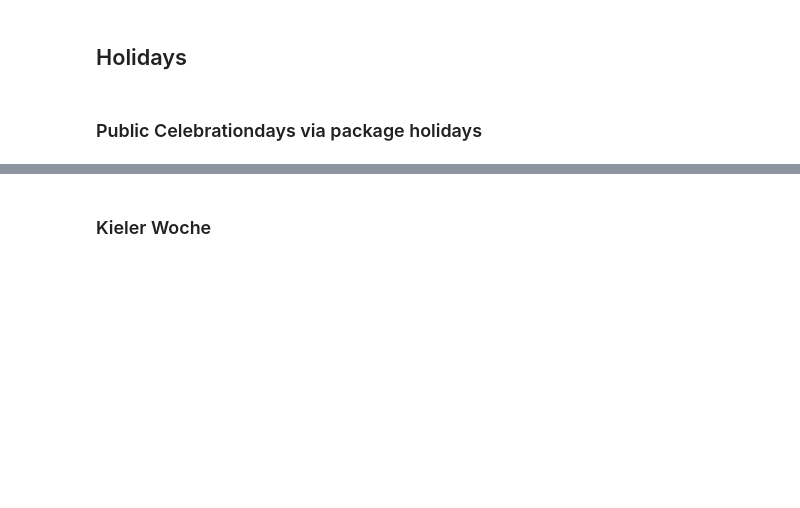
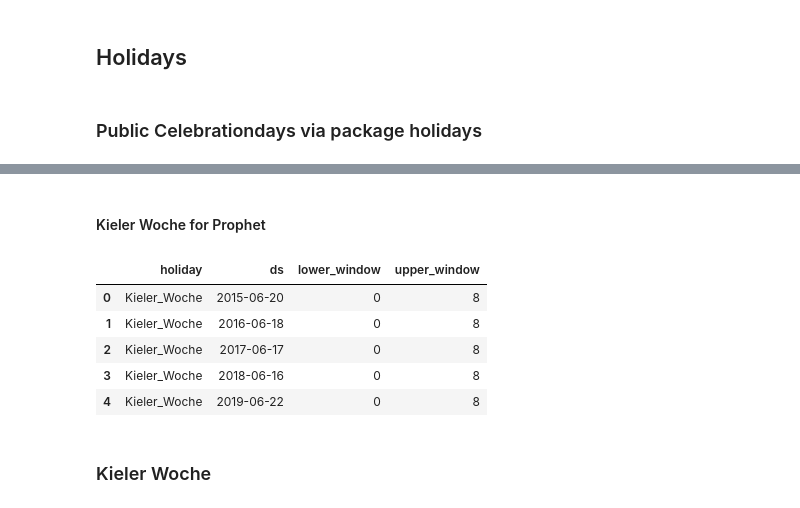
Before and after one commit to Linchen106/capstone, a Jupyter notebook: Capstone_features.ipynb, the cells around one changed output, grey strips where cells are left out. Saved outputs shown, nothing was run; the diff lists cells and outputs as text; code cells hidden in the pictures; blank space fills up the shorter version.

```diff
--- a/Capstone_features.ipynb
+++ b/Capstone_features.ipynb
@@ -730,3 +475,21 @@ df_new_2=pd.merge(df_new_2,holidays_sh,left_on='Datum',right_on='date',how='left
+# %% [markdown]
+#### Kieler Woche for Prophet
+# %%
+Kieler_Woche= pd.DataFrame({
+  'holiday': 'Kieler_Woche',
+  'ds': pd.to_datetime(['2015-06-20','2016-06-18','2017-06-17','2018-06-16','2019-06-22']),
+  'lower_window': 0,
+  'upper_window': 8,
+})
+# %%
+Kieler_Woche
+# %% [output]
+|  | holiday | ds | lower_window | upper_window |
+| 0 | Kieler_Woche | 2015-06-20 | 0 | 8 |
+| 1 | Kieler_Woche | 2016-06-18 | 0 | 8 |
+| 2 | Kieler_Woche | 2017-06-17 | 0 | 8 |
+| 3 | Kieler_Woche | 2018-06-16 | 0 | 8 |
+| 4 | Kieler_Woche | 2019-06-22 | 0 | 8 |
 # %% [markdown]
 ### Kieler Woche
 # %%
```
Also changed, not shown: parts of 99 cells of this notebook, 29 other files.
